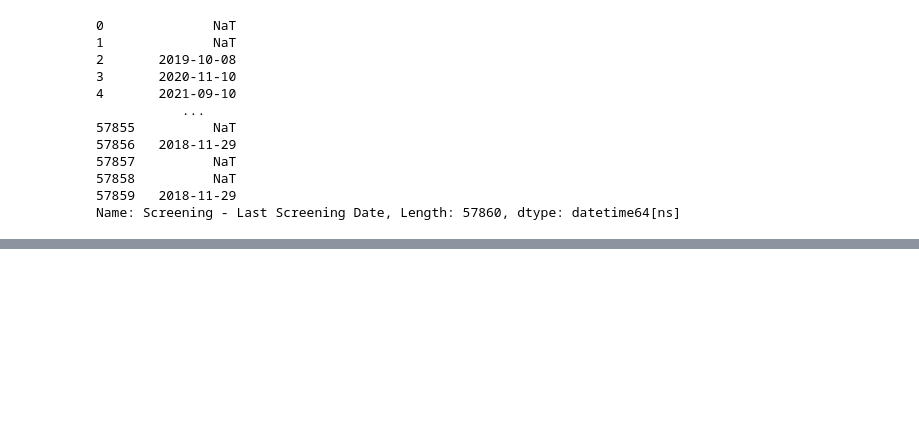
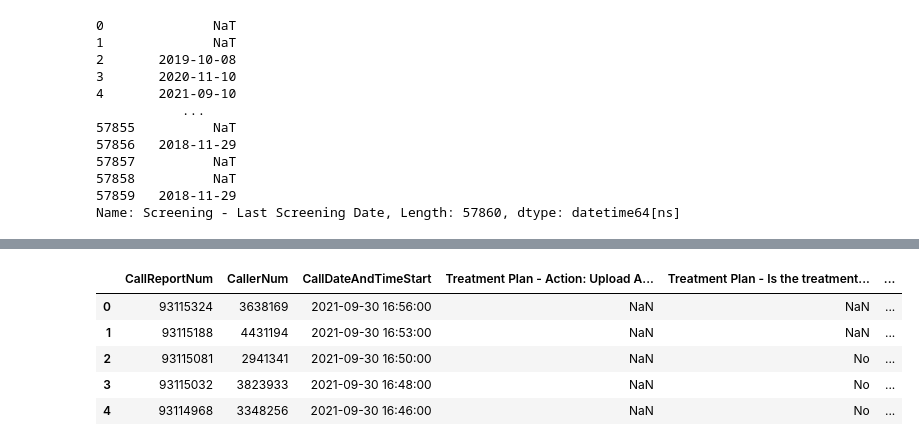
Before and after one commit to Tom-Hudson88/smile_on-dda5_parcheesi, a Jupyter notebook: notebook/ParcheesiSmileOn.ipynb, the cells around one changed output, grey strips where cells are left out. Cells and saved outputs as stored; diff of their text form; code cells hidden in the pictures; blank space fills up the shorter version.

```diff
--- a/notebook/ParcheesiSmileOn.ipynb
+++ b/notebook/ParcheesiSmileOn.ipynb
@@ -494,0 +416,16 @@ smileon.isnull().sum()
+# %%
+outcomes_ls =  (['CallReportNum', 'CallerNum','CallDateAndTimeStart','Treatment Plan - Action: Upload After Picture on Finish Tab',
+'Treatment Plan - Is the treatment plan completed?','Treatment Plan - Was a treatment plan developed?',
+'Treatment Plan - Was the enrollee able to be restored to function (can chew) and "social six" esthetics (top front six teeth are present and disease free)',
+'code - Action: Upload After Picture on Finish Tab', 'code - Is the treatment plan completed?',
+'code - Was a treatment plan developed?', 'code - Was the enrollee able to be restored to function (can chew) and "social six" esthetics (top front six teeth are present and disease free)',
+'code - What care was provided to the enrollee? (Select all that apply)'])
+outcomes = smileon[outcomes_ls]
+outcomes.head()
+# %% [output]
+|  | CallReportNum | CallerNum | CallDateAndTimeStart | Treatment Plan - Action: Upload A... | Treatment Plan - Is the treatment... | ... |
+| 0 | 93115324 | 3638169 | 2021-09-30 16:56:00 | NaN | NaN | ... |
+| 1 | 93115188 | 4431194 | 2021-09-30 16:53:00 | NaN | NaN | ... |
+| 2 | 93115081 | 2941341 | 2021-09-30 16:50:00 | NaN | No | ... |
+| 3 | 93115032 | 3823933 | 2021-09-30 16:48:00 | NaN | No | ... |
+| 4 | 93114968 | 3348256 | 2021-09-30 16:46:00 | NaN | No | ... |
```
Also changed, not shown: parts of 48 cells of this notebook.
